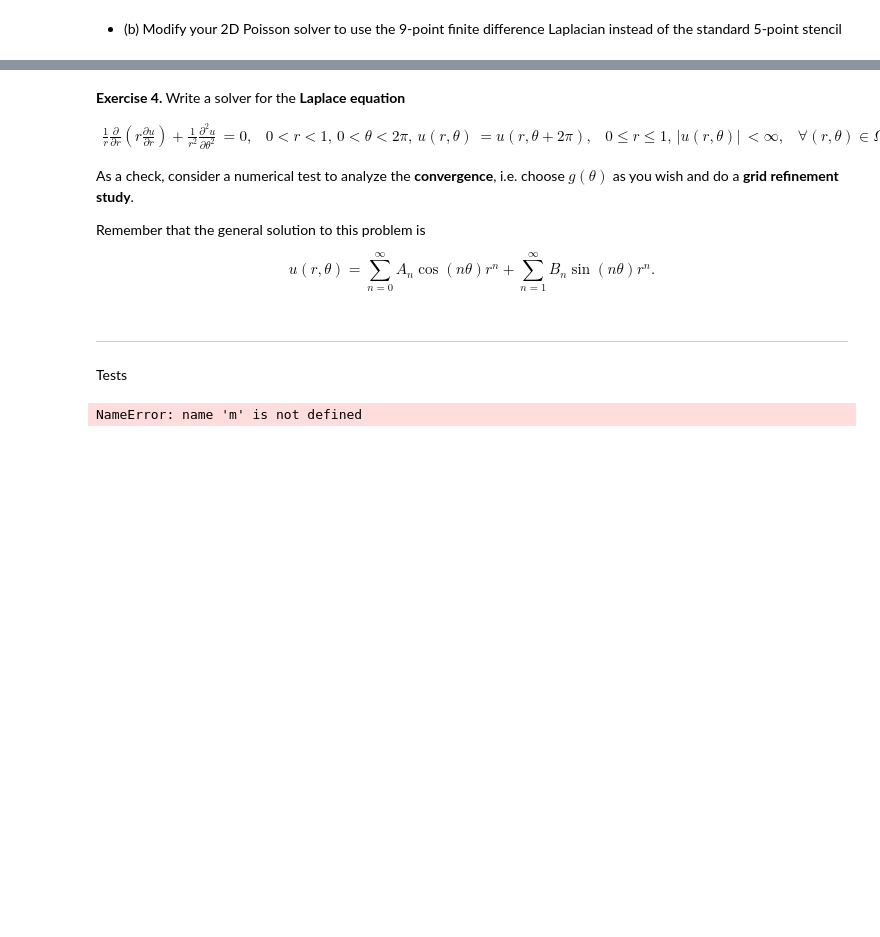
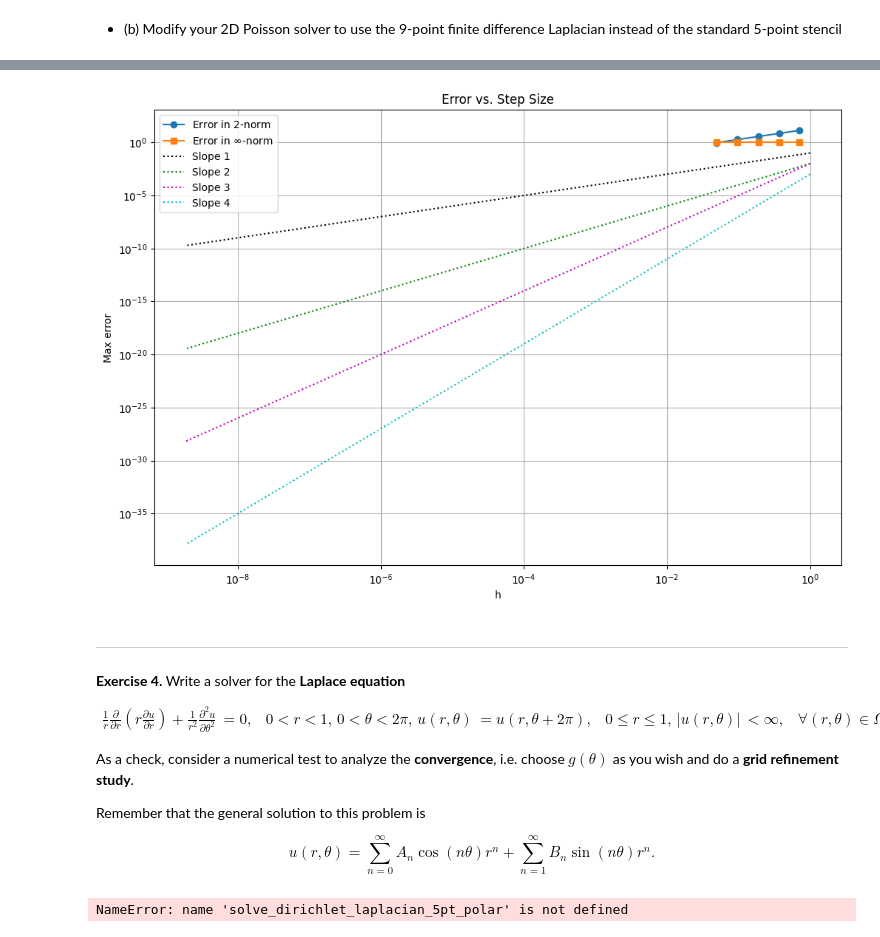
Before and after one commit to jenriquezafra/MSc, a Jupyter notebook: CTDE/exercises.ipynb, the cells around one changed output, grey strips where cells are left out. Saved outputs shown, nothing was run; the diff lists cells and outputs as text; code cells hidden in the pictures; blank space fills up the shorter version.

```diff
--- a/CTDE/exercises.ipynb
+++ b/CTDE/exercises.ipynb
@@ -160,4 +304,46 @@ $$
+# %%
+m_list = [8, 16, 32, 64, 128]
+
+errors2 = []
+errorsinf = []
+hs = []
+
+for m in m_list:
+    X, Y, U_it = solve_poisson_5pt_mixed(a=0, b=2*np.pi, c=0, d=2*np.pi,
+                                m_x=64, m_y=64,
+                                left_bc=left, right_bc=right,
+                                bottom_bc=bottom, top_bc=top,
+                                rhs=lambda X,Y: -2*np.sin(X)*np.sin(Y),
+                                reference_value=None)
+    h = (2*np.pi)/(m+1)
+    E = U_it - np.sin(X)*np.sin(Y)
+
+    errorinf = np.max(np.abs(E))
+    error2 = np.linalg.norm(E.ravel(), 2) * h
+
+    errors2.append(error2)
+    errorsinf.append(errorinf)
+    hs.append(h)
+
+hvec = 1.0 / 2**np.arange(30)
+plt.figure(figsize=(12, 8))
+plt.loglog(hs, errors2, marker='o', label=r"Error in $2$-norm")
+plt.loglog(hs, errorsinf, marker='s', label=r"Error in $\infty$-norm")
+plt.loglog(hvec, 0.1*hvec**1, 'k:', label="Slope 1")
+plt.loglog(hvec, 0.01*hvec**2, 'g:', label="Slope 2")
+plt.loglog(hvec, 0.01*hvec**3, 'm:', label="Slope 3")
+plt.loglog(hvec, 0.001*hvec**4, 'c:', label="Slope 4")
+#plt.xlim([min(hs), max(hs)])
+#plt.ylim([min(errorsinf), max(errorsinf)])
+plt.xlabel('h')
+plt.ylabel('Max error')
+plt.title('Error vs. Step Size')
+plt.legend()
+plt.grid(True, which='both')
+# %% [output]
+[figure, added]
 # %% [markdown]
+---
 **Exercise 4.** Write a solver for the **Laplace equation**
 
 $$
@@ -176,18 +362,22 @@ Remember that the general solution to this problem is
 $$
 u(r, \theta) = \sum_{n=0}^\infty A_n \cos(n \theta) r^n + \sum_{n=1}^\infty B_n \sin(n \theta) r^n.
 $$
-# %% [markdown]
----
-Tests
-# %%
-from aux_funcs import poisson_general
-
-X, Y, U = poisson_general(300, 300)
-plt.contourf(X, Y, U, 30, cmap='coolwarm')
-plt.colorbar()
-plt.title('Numerical solution of the 2D Poisson equation')
-plt.xlabel('x')
-plt.ylabel('y')
-plt.show()
-# %% [output]
-NameError: name 'm' is not defined
+# %%
+from tests.test_5lap_polars import solve_polar_poisson_5pt
+
+# test
+left  = ('D', lambda y: 0.0)
+right = ('D', lambda y: 0.0)
+bottom= ('N', 0.0)
+top   = ('N', 0.0)
+
+m=300
+X,Y,U = solve_polar_poisson_5pt(R1 =0.0, R2=1.0,
+                                m_r=m, m_theta=m,
+                                f=0,
+                                g_outer=0
+                                g_inner=0,
+                                theta0=0.0, thetamax=2*np.pi
+                                )
+# %% [output]
+NameError: name 'solve_dirichlet_laplacian_5pt_polar' is not defined
```
Also changed, not shown: parts of 10 cells of this notebook, 7 other files.
